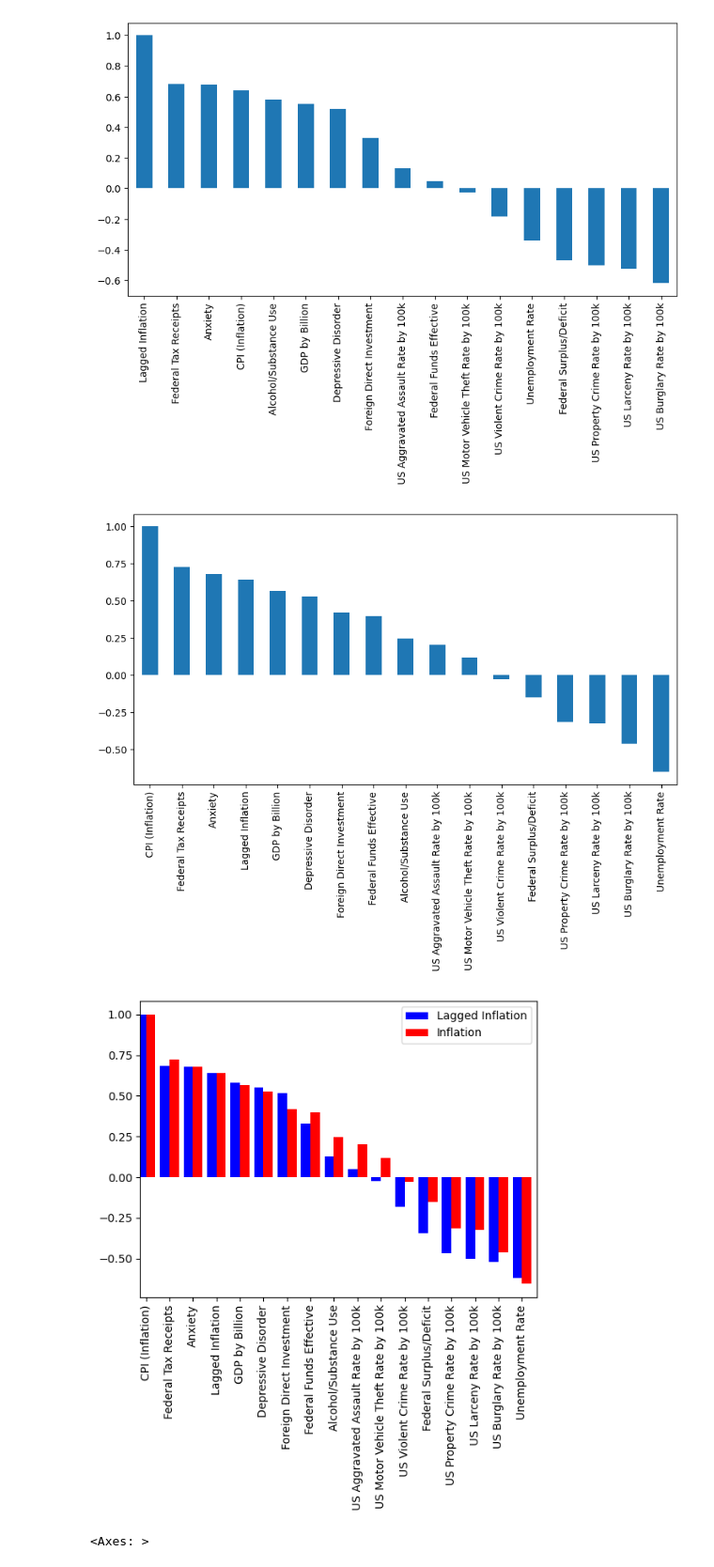
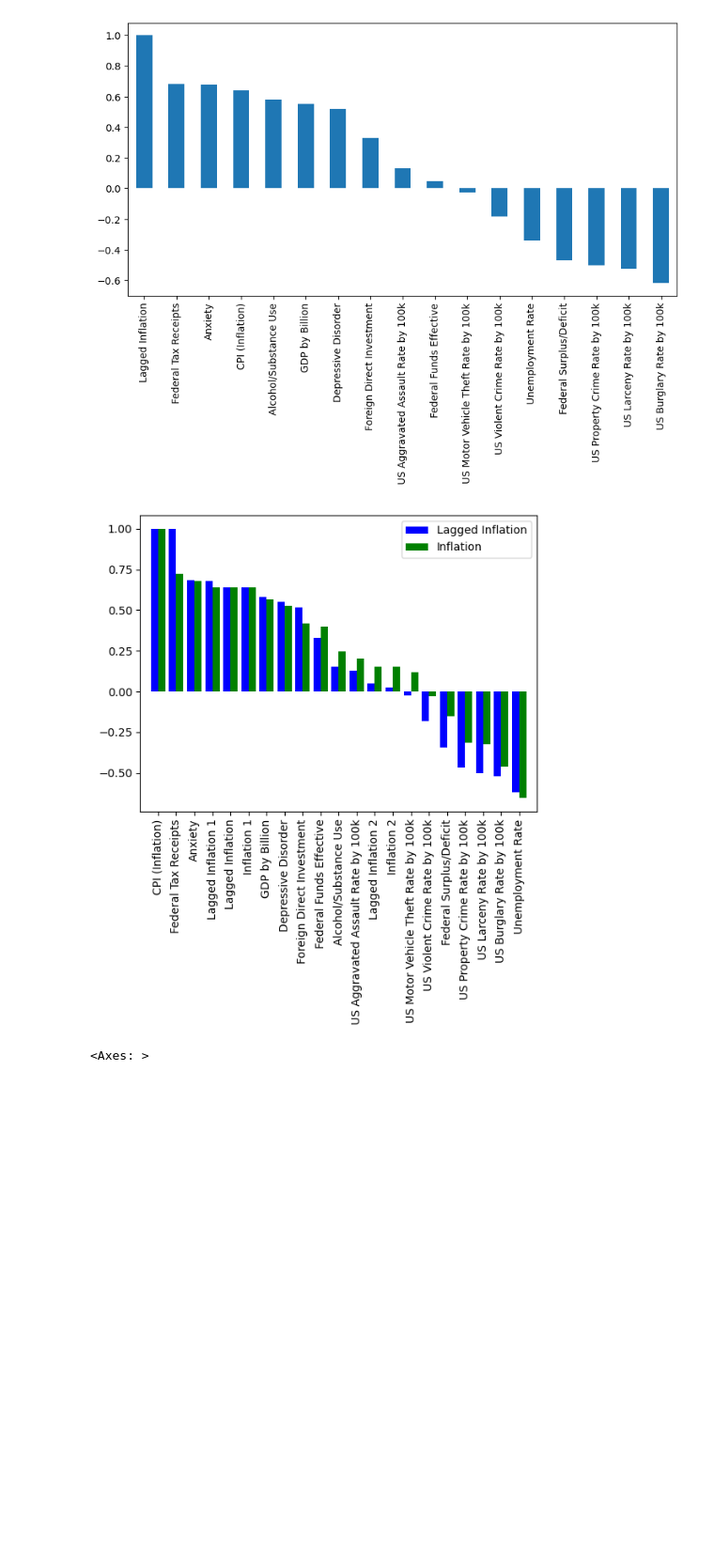
Before and after one commit to jbgraham073/ai_group_project_1, a Jupyter notebook: main.ipynb, the cells around one changed output. Shown at 94% size. Saved outputs shown, nothing was run; the diff lists cells and outputs as text; code cells hidden in the pictures; blank space fills up the shorter version.

Commit message:
Updated main nb with extra exploration and plots

```diff
--- a/main.ipynb
+++ b/main.ipynb
@@ -264,22 +259,27 @@ correlation['Lagged Inflation'].sort_values(ascending=False).plot(kind='bar', fi
 # %%
 
 
-# compare the correlation with the lagged inflation column to the correlation with the inflation column
-correlation['CPI (Inflation)'].sort_values(ascending=False).plot(kind='bar', figsize=(10, 5))
+
 
 # plot correlation with lagged inflation and inflation on the same plot
 lag_cor = correlation['Lagged Inflation'].sort_values(ascending=False)
 std_cor = correlation['CPI (Inflation)'].sort_values(ascending=False)
 
 # plot lag_cor and std_cor on the same plot
 fig, ax = plt.subplots()
 lag_cor.plot(kind='bar', color='blue', ax=ax, position=1, width=0.4)
-std_cor.plot(kind='bar', color='red', ax=ax, position=0, width=0.4)
+std_cor.plot(kind='bar', color='green', ax=ax, position=0, width=0.4)
 ax.legend(['Lagged Inflation', 'Inflation'])
+# increase x limits to show all the columns
+ax.set_xlim(-1, len(lag_cor))
+# add gridlines
+
 plt.show()
+
+# save plots to file
+fig.savefig('plots/lagged_correlation.png')
 # %% [output]
-[figure, old version]
+[figure, new version]
-[figure, removed]
 # %%
 correlation['Unemployment Rate'].sort_values(ascending=False).plot(kind='bar', figsize=(10, 5))
 # %% [output]
```
Also changed, not shown: parts of 7 cells of this notebook.
